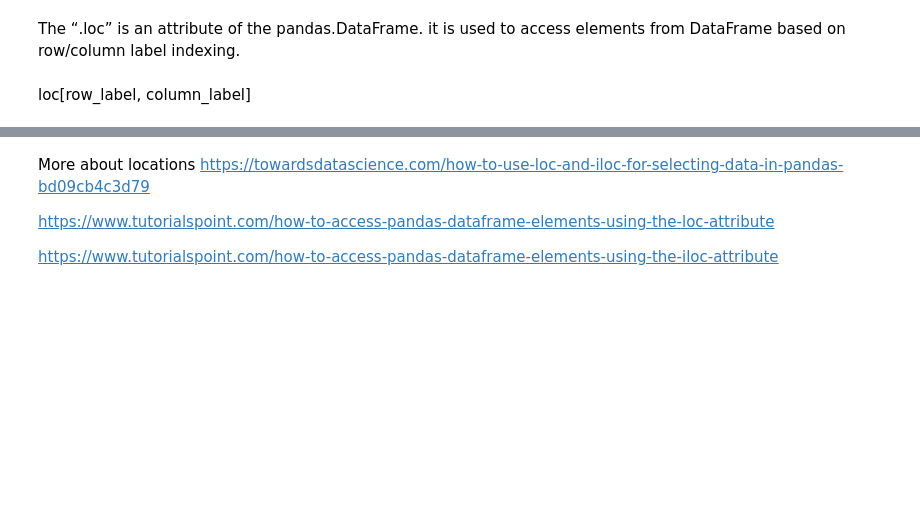
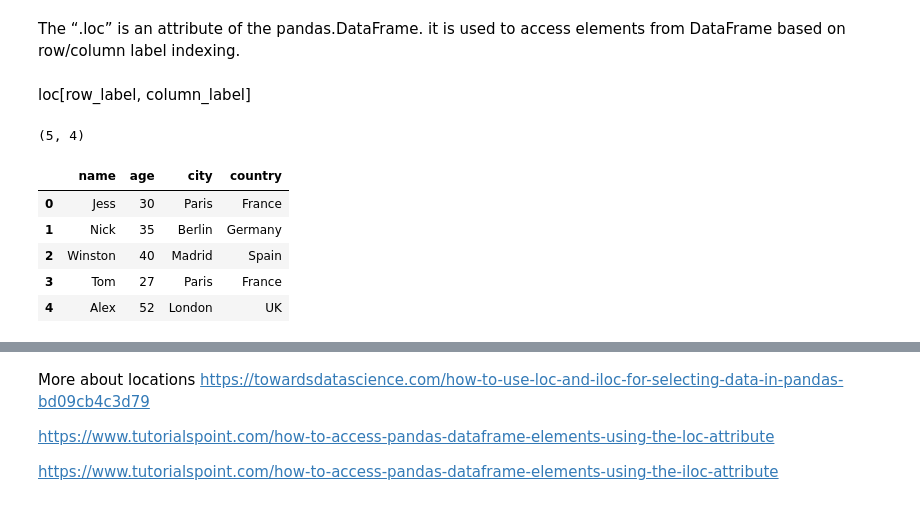
Before and after one commit to datalover2023/Excel_Automation, a Jupyter notebook: Python_Basics_Module_1.ipynb, the cells around one changed output, grey strips where cells are left out. Saved outputs shown, nothing was run; the diff lists cells and outputs as text; code cells hidden in the pictures; blank space fills up the shorter version.

```diff
--- a/Python_Basics_Module_1.ipynb
+++ b/Python_Basics_Module_1.ipynb
@@ -655,6 +937,20 @@ df1.iloc[:3, 1:3] # all elements till the 3rd row (not included) and columns fro
 The “.loc” is an attribute of the pandas.DataFrame. it is used to access elements from DataFrame based on row/column label indexing.
 # %% [markdown]
 loc[row_label, column_label]
+# %%
+# the rows have indices, but no labels
+
+print(df1.shape)
+
+df1
+# %% [output]
+(5, 4)
+|  | name | age | city | country |
+| 0 | Jess | 30 | Paris | France |
+| 1 | Nick | 35 | Berlin | Germany |
+| 2 | Winston | 40 | Madrid | Spain |
+| 3 | Tom | 27 | Paris | France |
+| 4 | Alex | 52 | London | UK |
 # %%
 # reset the index of df, use the column name as index
 
```
Also changed, not shown: parts of 143 cells of this notebook.
